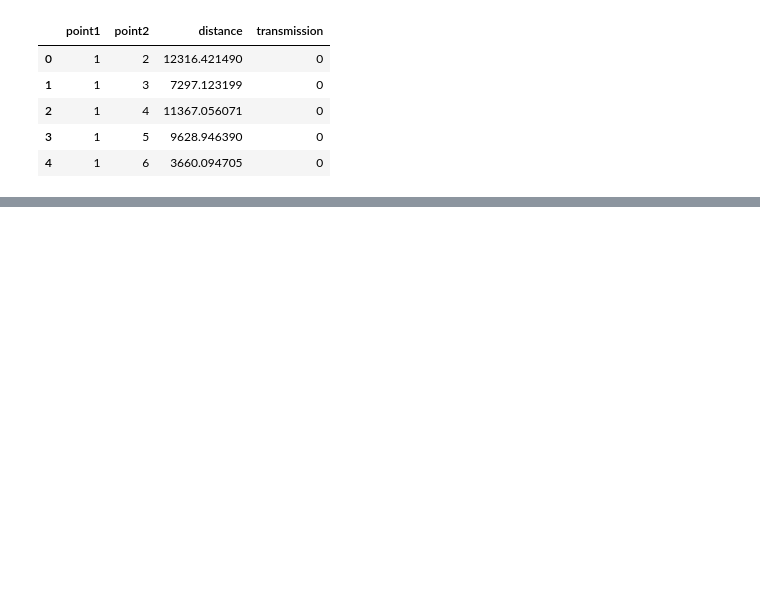
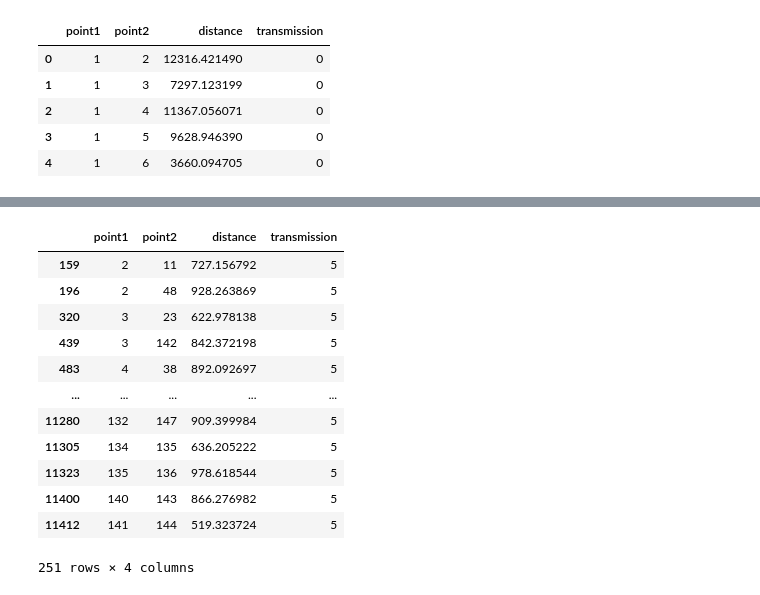
Before and after one commit to gerryfrank10/optimisation-and-algorithms, a Jupyter notebook: assesment/solution.ipynb, the cells around one changed output, grey strips where cells are left out. Saved outputs shown, nothing was run; the diff lists cells and outputs as text; code cells hidden in the pictures; blank space fills up the shorter version.

```diff
--- a/assesment/solution.ipynb
+++ b/assesment/solution.ipynb
@@ -130,2 +130,18 @@ transmission
 7      99
 Name: count, dtype: int64
+# %%
+distance_df[distance_df['transmission'] == 5]
+# %% [output]
+|  | point1 | point2 | distance | transmission |
+| 159 | 2 | 11 | 727.156792 | 5 |
+| 196 | 2 | 48 | 928.263869 | 5 |
+| 320 | 3 | 23 | 622.978138 | 5 |
+| 439 | 3 | 142 | 842.372198 | 5 |
+| 483 | 4 | 38 | 892.092697 | 5 |
+| ... | ... | ... | ... | ... |
+| 11280 | 132 | 147 | 909.399984 | 5 |
+| 11305 | 134 | 135 | 636.205222 | 5 |
+| 11323 | 135 | 136 | 978.618544 | 5 |
+| 11400 | 140 | 143 | 866.276982 | 5 |
+| 11412 | 141 | 144 | 519.323724 | 5 |
+251 rows × 4 columns
```
Also changed, not shown: parts of 27 cells of this notebook.
